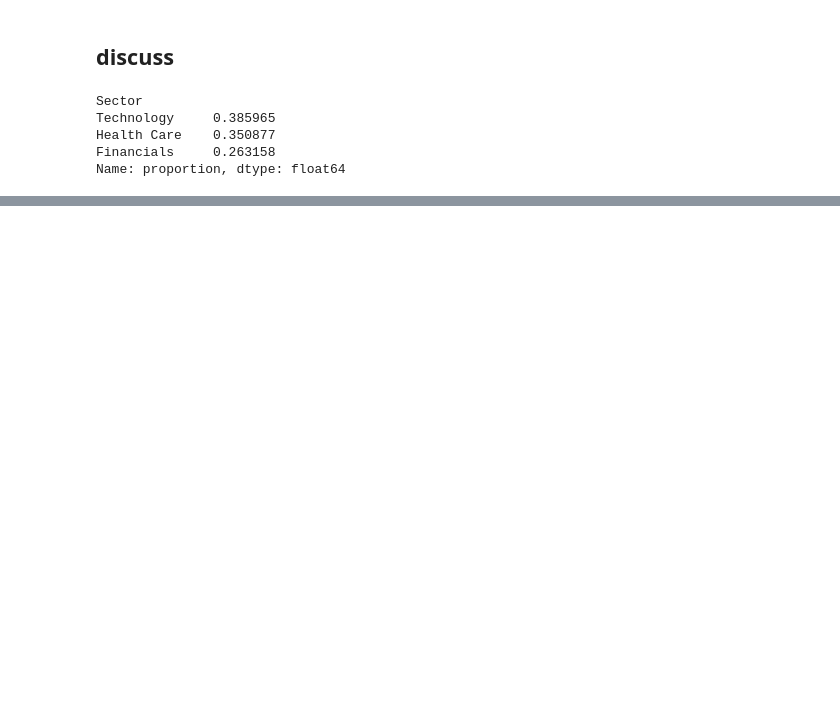
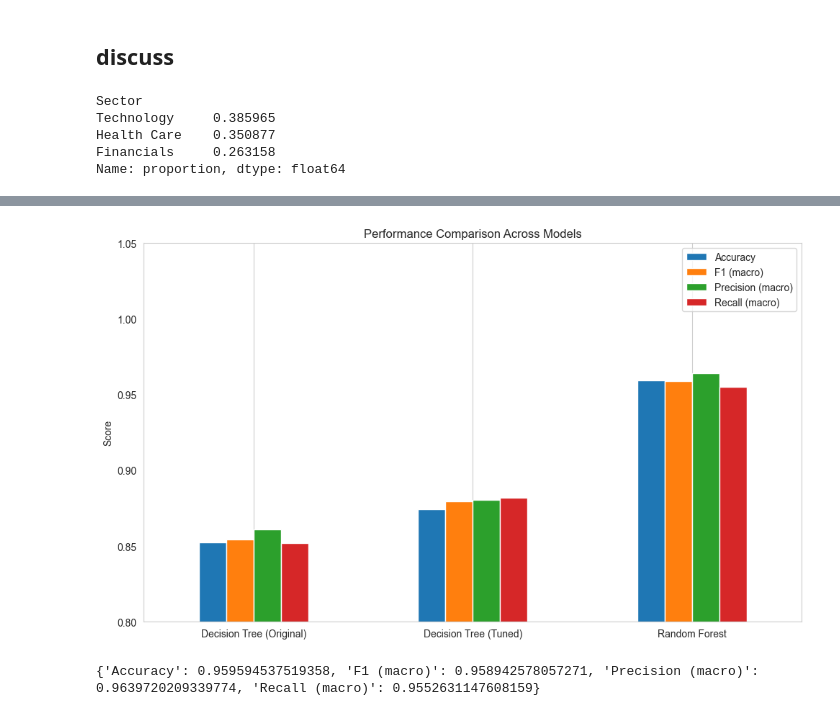
Before and after one commit to amitfiller/Stocks-Project, a Jupyter notebook: exampleProjcet.ipynb, the cells around one changed output, grey strips where cells are left out. Drawn from its saved outputs; the diff is of its cells as text; code cells hidden in the pictures; blank space fills up the shorter version.

```diff
--- a/exampleProjcet.ipynb
+++ b/exampleProjcet.ipynb
@@ -826,0 +961,45 @@ These steps aim to reduce systematic skew and improve **fair and equitable predi
+# %%
+from sklearn.ensemble import RandomForestClassifier
+
+# Initialize and train
+rf_model = RandomForestClassifier(
+    n_estimators=100,
+    max_depth=6,               # Limit tree depth
+    min_samples_split=5,
+    min_samples_leaf=4,       # Avoid tiny leaf nodes
+    random_state=42
+)
+rf_model.fit(X_train, y_train)
+
+# Predict on test set
+y_pred_rf = rf_model.predict(X_test)
+# %%
+from sklearn.metrics import accuracy_score, f1_score, precision_score, recall_score
+
+rf_metrics = {
+    'Accuracy': accuracy_score(y_test, y_pred_rf),
+    'F1 (macro)': f1_score(y_test, y_pred_rf, average='macro'),
+    'Precision (macro)': precision_score(y_test, y_pred_rf, average='macro'),
+    'Recall (macro)': recall_score(y_test, y_pred_rf, average='macro'),
+}
+# %%
+# Build full comparison table
+metrics_df = pd.DataFrame([
+    metrics_original,
+    metrics_best,
+    rf_metrics
+], index=['Decision Tree (Original)', 'Decision Tree (Tuned)', 'Random Forest'])
+
+# Plot
+metrics_df.plot(kind='bar', figsize=(10,6), rot=0, title='Performance Comparison Across Models')
+plt.ylabel('Score')
+plt.ylim(0.8, 1.05)
+plt.grid(axis='y')
+plt.tight_layout()
+plt.show()
+# %% [output]
+[figure, added]
+# %%
+print(rf_metrics)
+# %% [output]
+{'Accuracy': 0.959594537519358, 'F1 (macro)': 0.958942578057271, 'Precision (macro)': 0.9639720209339774, 'Recall (macro)': 0.9552631147608159}
```
Also changed, not shown: parts of 14 cells of this notebook.
